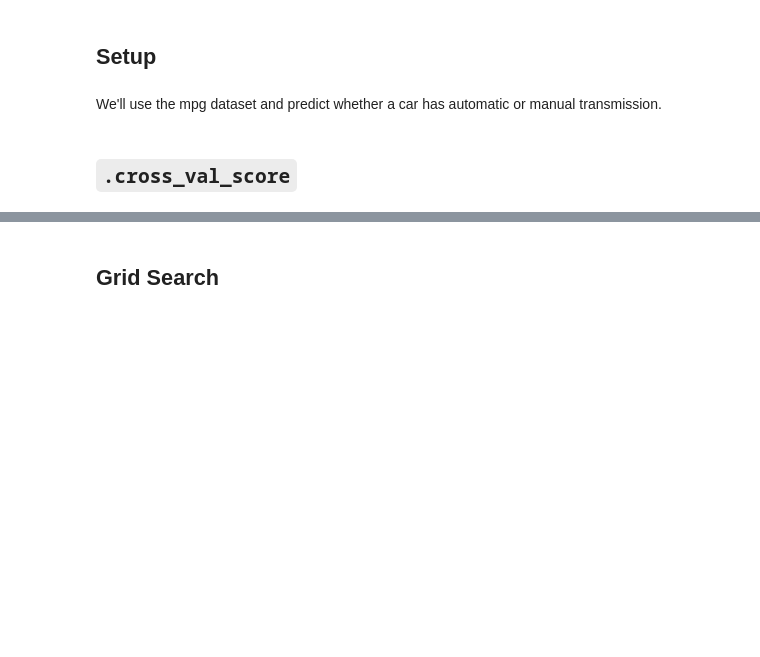
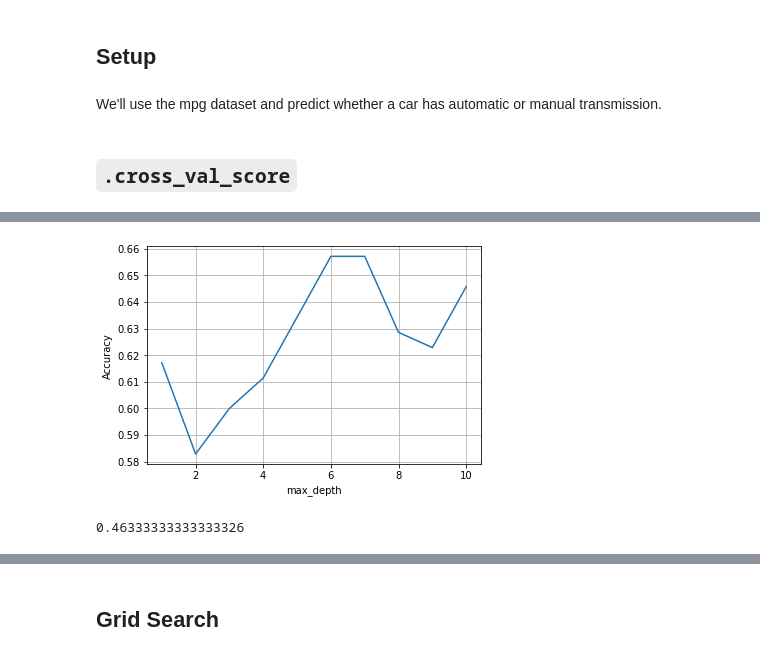
Before and after one commit to veronica-f-reyes/advanced-topics, a Jupyter notebook: cross_validation.ipynb, the cells around one changed output, grey strips where cells are left out. Cells and saved outputs as stored; diff of their text form; code cells hidden in the pictures; blank space fills up the shorter version.

```diff
--- a/cross_validation.ipynb
+++ b/cross_validation.ipynb
@@ -29,0 +28,27 @@ cross_val_score(clf, X_train, y_train, cv=5).mean()
+# %%
+# TODO: loop through various depths and plot accuracy against depth
+
+scores = {}
+
+for depth in range(1,11):
+    clf = DecisionTreeClassifier(max_depth=depth)
+    score = cross_val_score(clf, X_train, y_train, cv=5).mean()
+    scores[depth] = score
+
+    #print(f'{depth} | {score:.3f}')
+
+pd.Series(scores).plot()
+plt.ylabel("Accuracy")
+plt.xlabel("max_depth")
+plt.grid()
+# %% [output]
+[figure, added]
+# %%
+# TODO: use a metric other than accuracy
+
+from sklearn.metrics import precision_score, make_scorer
+
+clf = DecisionTreeClassifier(max_depth=4)
+cross_val_score(clf, X_train, y_train, cv=5, scoring=make_scorer(precision_score, pos_label='manual')).mean()
+# %% [output]
+0.46333333333333326
```
Also changed, not shown: parts of 56 cells of this notebook.
